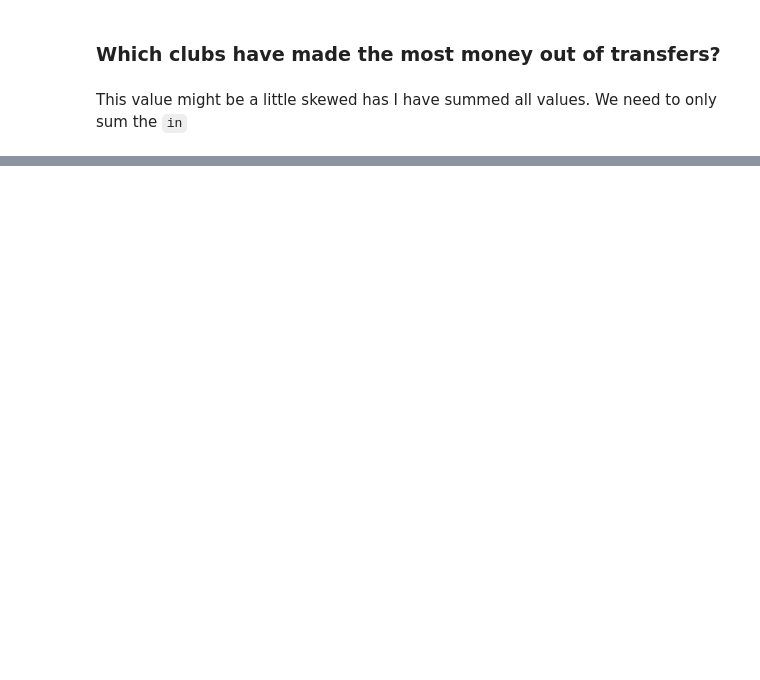
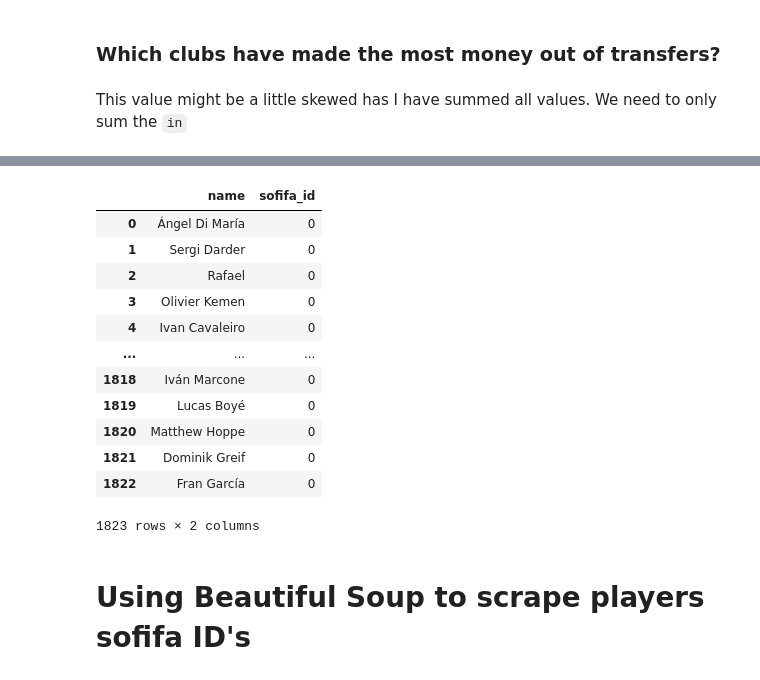
Before and after one commit to michaelschafhauser/market_value_predictor, a Jupyter notebook: notebooks/joao_robarts_nb.ipynb, the cells around one changed output, grey strips where cells are left out. Drawn from its saved outputs; the diff is of its cells as text; code cells hidden in the pictures; blank space fills up the shorter version.

```diff
--- a/notebooks/joao_robarts_nb.ipynb
+++ b/notebooks/joao_robarts_nb.ipynb
@@ -133,0 +196,2 @@ This means that we will have **duplicate** values for the same player
+# %%
+no_match_df.drop(labels='Unnamed: 0', axis=1, inplace=True)
@@ -133,0 +200,18 @@ This means that we will have **duplicate** values for the same player
+# %%
+no_match_df
+# %% [output]
+|  | name | sofifa_id |
+| 0 | Ángel Di María | 0 |
+| 1 | Sergi Darder | 0 |
+| 2 | Rafael | 0 |
+| 3 | Olivier Kemen | 0 |
+| 4 | Ivan Cavaleiro | 0 |
+| ... | ... | ... |
+| 1818 | Iván Marcone | 0 |
+| 1819 | Lucas Boyé | 0 |
+| 1820 | Matthew Hoppe | 0 |
+| 1821 | Dominik Greif | 0 |
+| 1822 | Fran García | 0 |
+1823 rows × 2 columns
+# %% [markdown]
+# Using Beautiful Soup to scrape players sofifa ID's
```
Also changed, not shown: parts of 33 cells of this notebook, 1 other file.
